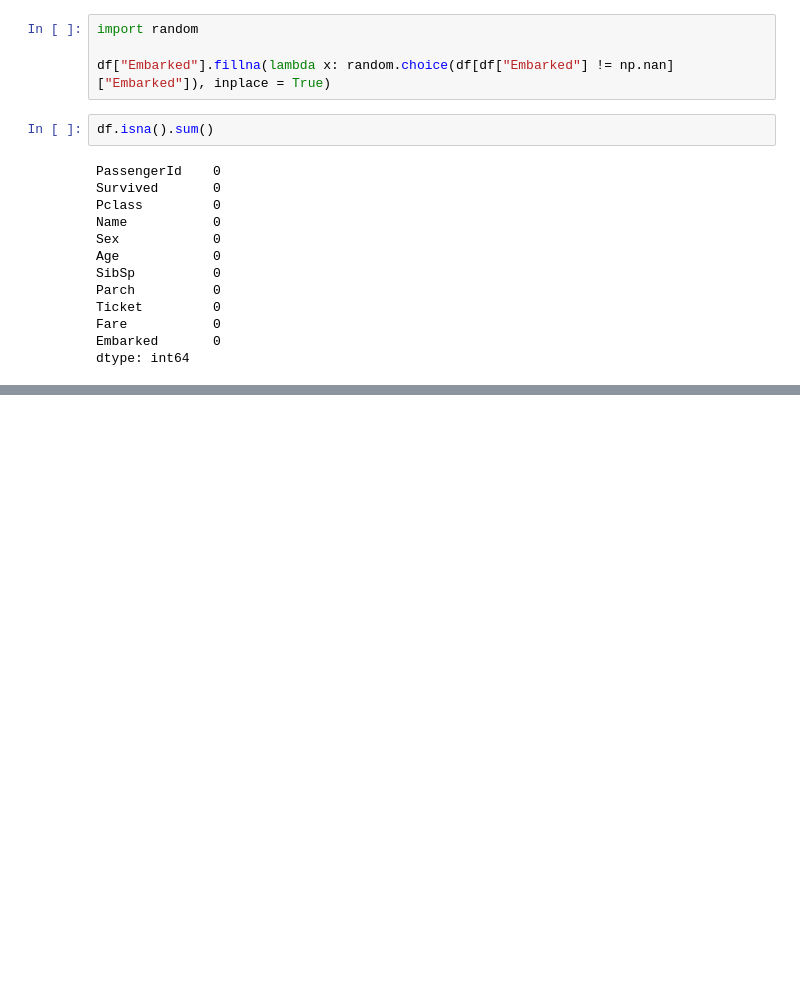
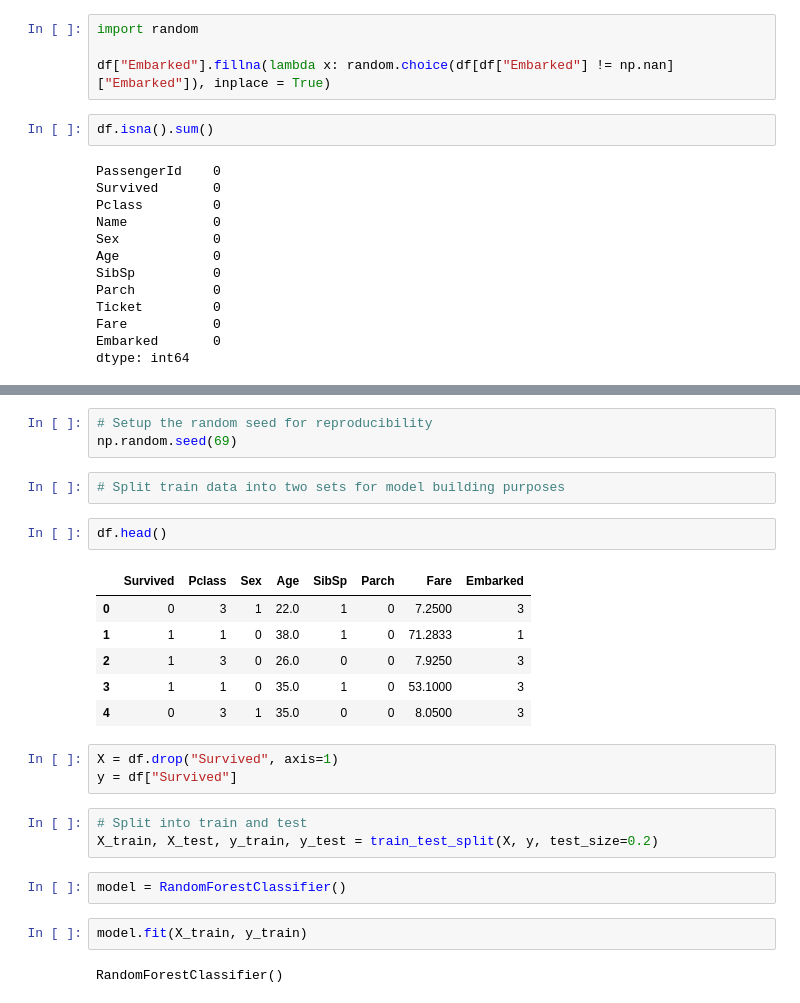
Before and after one commit to Krykiet/titanic-classification-project, a Jupyter notebook: titanic-classification-project.ipynb, the cells around one changed output, grey strips where cells are left out. Cells and saved outputs as stored; diff of their text form; blank space fills up the shorter version.

Commit message:
initial model evaluation, RandomForestClassifier selected

```diff
--- a/titanic-classification-project.ipynb
+++ b/titanic-classification-project.ipynb
@@ -237,0 +272,26 @@ Length: 891, dtype: int8
+# %%
+# Setup the random seed for reproducibility
+np.random.seed(69)
+# %%
+# Split train data into two sets for model building purposes
+# %%
+df.head()
+# %% [output]
+|  | Survived | Pclass | Sex | Age | SibSp | Parch | Fare | Embarked |
+| 0 | 0 | 3 | 1 | 22.0 | 1 | 0 | 7.2500 | 3 |
+| 1 | 1 | 1 | 0 | 38.0 | 1 | 0 | 71.2833 | 1 |
+| 2 | 1 | 3 | 0 | 26.0 | 0 | 0 | 7.9250 | 3 |
+| 3 | 1 | 1 | 0 | 35.0 | 1 | 0 | 53.1000 | 3 |
+| 4 | 0 | 3 | 1 | 35.0 | 0 | 0 | 8.0500 | 3 |
+# %%
+X = df.drop("Survived", axis=1)
+y = df["Survived"]
+# %%
+# Split into train and test
+X_train, X_test, y_train, y_test = train_test_split(X, y, test_size=0.2)
+# %%
+model = RandomForestClassifier()
+# %%
+model.fit(X_train, y_train)
+# %% [output]
+RandomForestClassifier()
```
Also changed, not shown: parts of 25 cells of this notebook.
